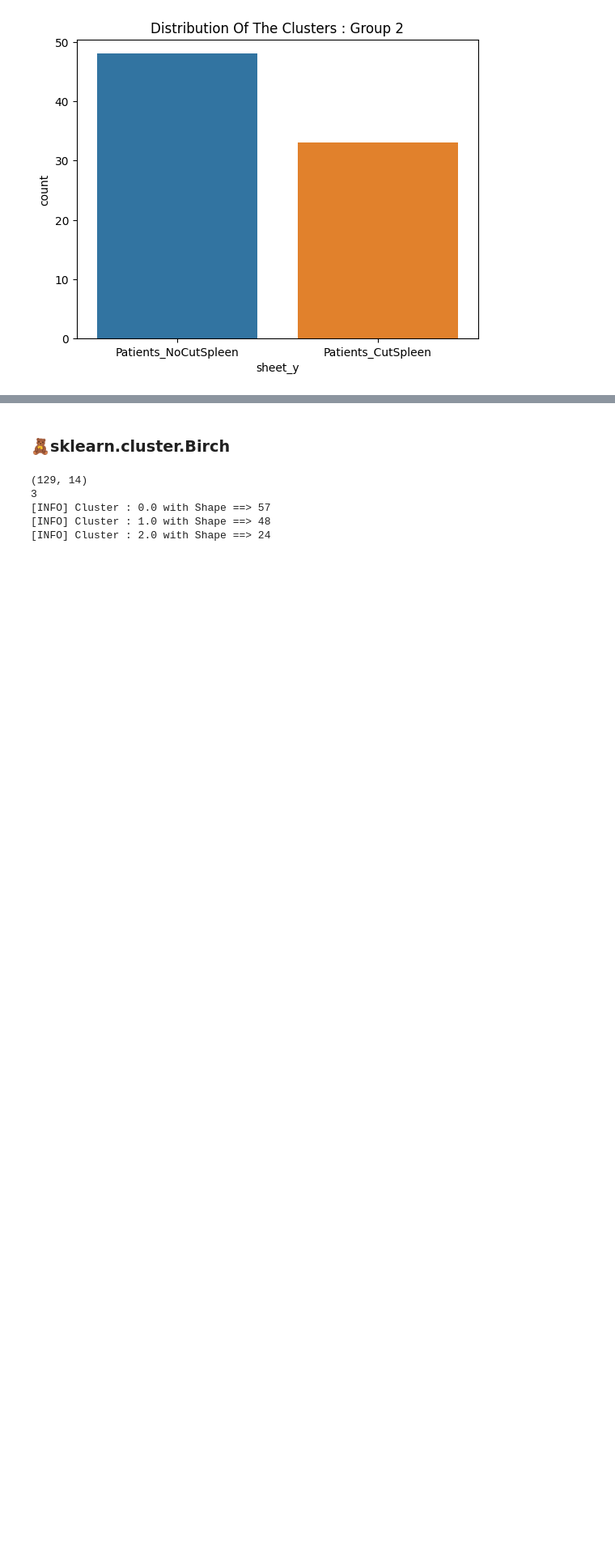
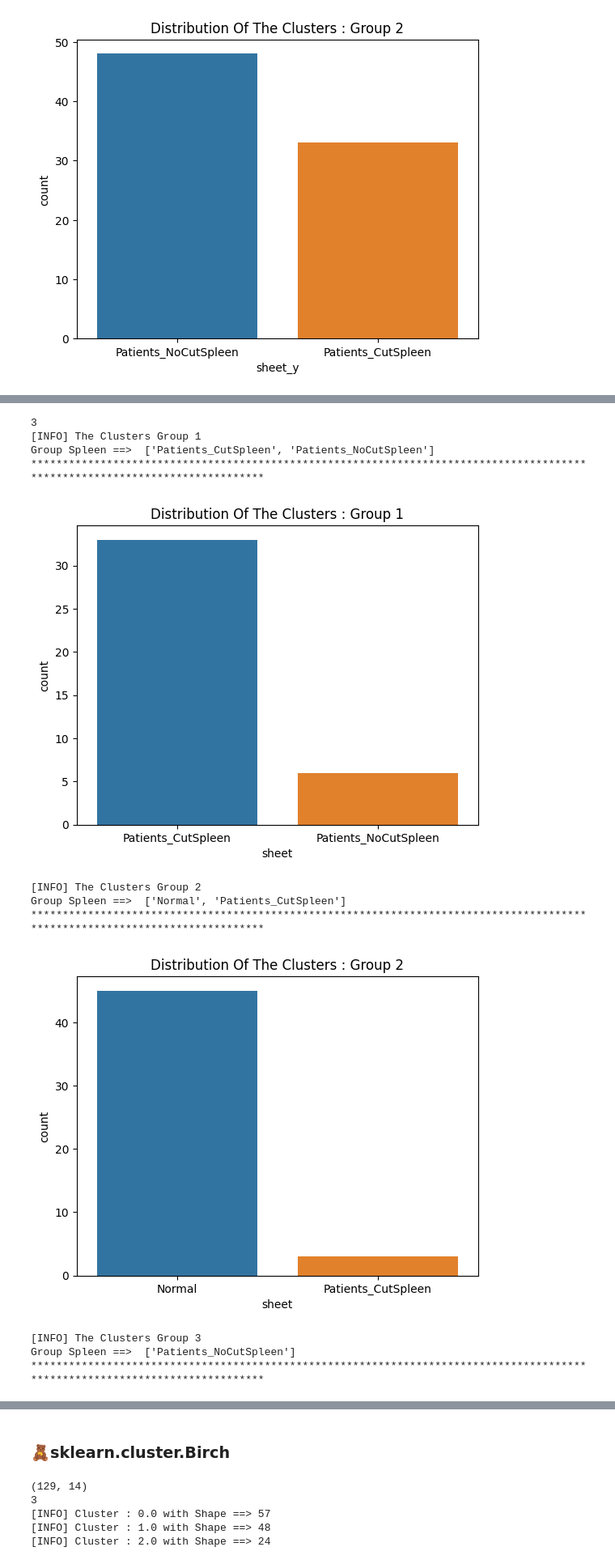
Before and after one commit to WiratchawaKannika/Rheology_Exp, a Jupyter notebook: Plot_Clustering_BloodCMU.ipynb, the cells around one changed output, grey strips where cells are left out. Shown at 81% size. Drawn from its saved outputs; the diff is of its cells as text; code cells hidden in the pictures; blank space fills up the shorter version.

```diff
--- a/Plot_Clustering_BloodCMU.ipynb
+++ b/Plot_Clustering_BloodCMU.ipynb
@@ -427,0 +431,29 @@ plt.show()
+# %%
+columnName = "3_Cluster"
+set_sheet = list(set(result_4cluster_[columnName]))
+print(len(set_sheet))
+lst_result0 = []
+for s in set_sheet:
+    print(f"[INFO] The Clusters Group {int(s+1)}")
+    result0 = result_4cluster_[result_4cluster_[columnName]==s]
+    lst_result0.append(result0)
+    print(f"Group Spleen ==> ", list(set(result0["sheet"])))
+    print('*'*125)
+    import seaborn as sns
+
+    pl = sns.countplot(x=result0["sheet"])
+    pl.set_title(f"Distribution Of The Clusters : Group {int(s+1)}")
+    plt.show()
+# %% [output]
+3
+[INFO] The Clusters Group 1
+Group Spleen ==>  ['Patients_CutSpleen', 'Patients_NoCutSpleen']
+*****************************************************************************************************************************
+[figure, added]
+[INFO] The Clusters Group 2
+Group Spleen ==>  ['Normal', 'Patients_CutSpleen']
+*****************************************************************************************************************************
+[figure, added]
+[INFO] The Clusters Group 3
+Group Spleen ==>  ['Patients_NoCutSpleen']
+*****************************************************************************************************************************
```
Also changed, not shown: parts of 10 cells of this notebook.
